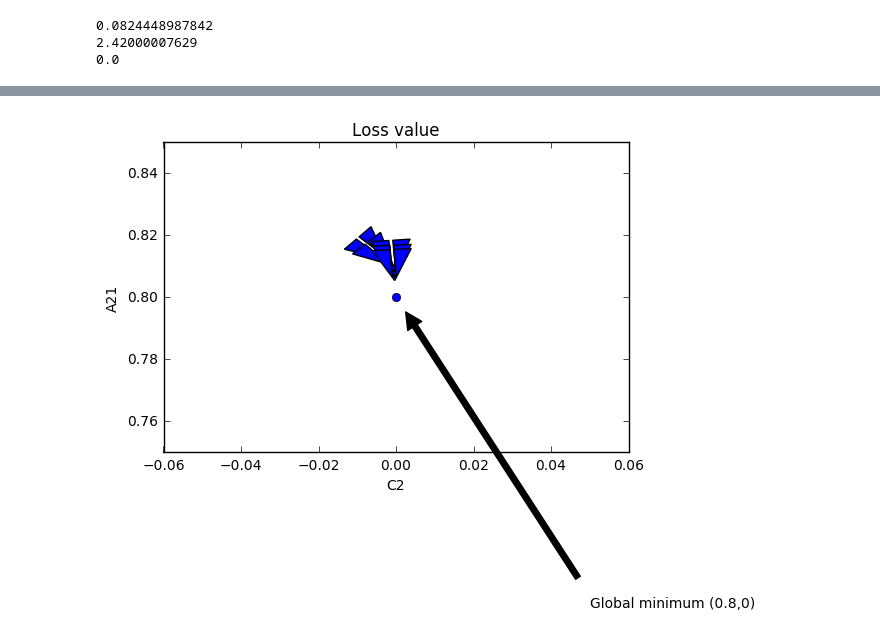
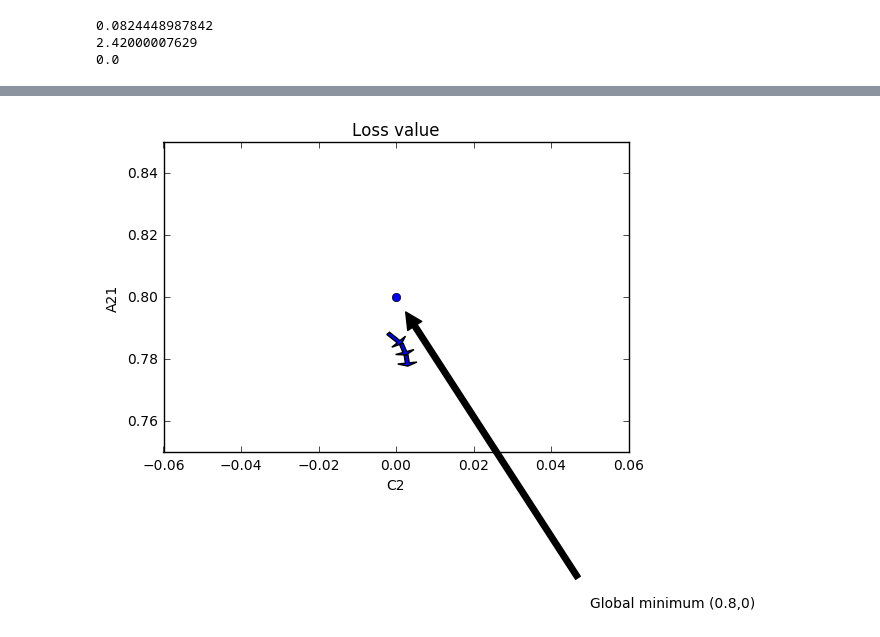
Before and after one commit to YuanWangOnward/DCM_RNN, a Jupyter notebook: BP_check_with_buildin_masks_and_3_losses.ipynb, the cells around one changed output, grey strips where cells are left out. Cells and saved outputs as stored; diff of their text form; code cells hidden in the pictures.

```diff
--- a/BP_check_with_buildin_masks_and_3_losses.ipynb
+++ b/BP_check_with_buildin_masks_and_3_losses.ipynb
@@ -135,11 +164,12 @@ y_list has 120 segments, each of size (3, 12)
 ops.reset_default_graph()
 import DCM_RNN
 importlib.reload(DCM_RNN)
+global_settings.learning_rate=0.00001
 dr=DCM_RNN.DCM_RNN(m,n_recurrent_step=global_settings.n_recurrent_step,learning_rate=global_settings.learning_rate)
 # configure the model
 dr.hyperparameter_values[dr.variable_scope_name_x]['sparse']=0.8
-dr.hyperparameter_values[dr.variable_scope_name_h]['prior']=0.
-dr.hyperparameter_values[dr.variable_scope_name_h]['gradient']=0.
+dr.hyperparameter_values[dr.variable_scope_name_h]['prior']=5
+dr.hyperparameter_values[dr.variable_scope_name_h]['gradient']=0.1
 util=DCM_RNN.utilities()
 # %%
 # build a model
@@ -315,3 +320,6 @@ s.x_state.shape
+# %%
+importlib.reload(DCM_RNN)
+util=DCM_RNN.utilities()
 # %%
 # set a particular initial point
 Wxx=np.array([[-0.8,0.2,0],[0.9,-0.8,0.5],[0,0.7,-0.8]],dtype=np.float32)*dr.t_delta+np.eye(dr.n_region,dr.n_region,0,dtype=np.float32)
@@ -320 +329,9 @@ Wxu=np.eye(dr.n_region,dr.n_stimuli,dtype=np.float32)*0.6*dr.t_delta
 dr.set_connection_matrices(isess, Wxx=Wxx, Wxxu=Wxxu, Wxu=Wxu)
+# %%
+# update hyperparameter values (masks)
+dr.hyperparameter_values[dr.variable_scope_name_x]['sparse']=0.8
+dr.hyperparameter_values[dr.variable_scope_name_x]['gradient']=1.
+dr.hyperparameter_values[dr.variable_scope_name_h]['prior']=1.
+dr.hyperparameter_values[dr.variable_scope_name_h]['gradient']=1.
+util.update_parameter_profile(dr=dr,session=isess)
+util.check_parameter_profile_item(dr.parameter_profile,'rnn_cell_h/E0_r0:0', session=isess)
@@ -334,7 +359,11 @@ parameter_values1=[]
 parameter_values2=[]
 parameter_values1.append(parameter_initial1)
 parameter_values2.append(parameter_initial2)
+
 n_epoch=12
+y_feed_list = dh.y_list
+if_changing_hyperparameter_during_training=False
+
 for epoch in range(n_epoch):
     loss_y_sum=0.
     loss_sparse_sum=0.
@@ -342,14 +371,24 @@ for epoch in range(n_epoch):
     loss_total_sum=0.
     x_feed=np.zeros((m.n_region,1),dtype=np.float32)
     h_feed=[np.array([0.,1.,1.,1.],dtype=np.float32).reshape(4,1) for _ in range(dr.n_region)]
-    #for i in range(0,len(dh.u_list)):
+
+    # at the beginning n epoches, do not update hemodynamic parameters
+    if epoch == 2 and if_changing_hyperparameter_during_training == True:
+        # update hyperparameter values (masks)
+        print('change hyperparameters...')
+        dr.hyperparameter_values[dr.variable_scope_name_x]['sparse']=0.8
+        dr.hyperparameter_values[dr.variable_scope_name_x]['gradient']=0.2
+        dr.hyperparameter_values[dr.variable_scope_name_h]['prior']=1
+        dr.hyperparameter_values[dr.variable_scope_name_h]['gradient']=0.02
+        util.update_parameter_profile(dr=dr,session=isess)
+
+
     # do not do BP for the first segments because of initial states uncertainty
-
     for i in range(0,5):
         feed_dict={i: d for i, d in zip(dr.h_state_initial, h_feed)}
         feed_dict[dr.x_state_initial]=x_feed
         feed_dict[dr.input_u]=dh.u_list[i]
-        feed_dict[dr.input_y_true]=dh.y_list[i]
+        feed_dict[dr.input_y_true]=y_feed_list[i]
         #util.append_masks_to_feed_dict(dr,feed_dict,variable_dict)
 
         x_feed,h_feed,loss_y,loss_sparse,loss_prior,loss_total = isess.run([
@@ -370,7 +409,7 @@ for epoch in range(n_epoch):
         feed_dict={i: d for i, d in zip(dr.h_state_initial, h_feed)}
         feed_dict[dr.x_state_initial]=x_feed
         feed_dict[dr.input_u]=dh.u_list[i]
-        feed_dict[dr.input_y_true]=dh.y_list[i]
+        feed_dict[dr.input_y_true]=y_feed_list[i]
         #util.append_masks_to_feed_dict(dr,feed_dict,variable_dict)
         #grads_and_vars_tmp
         grads_and_vars_tmp,tmp,x_feed,h_feed,loss_y,loss_sparse,loss_prior,loss_total, summaries, acc_Wxx_tmp,acc_Wxxu_tmp,acc_Wxu_tmp \
@@ -418,22 +462,22 @@ KeyboardInterrupt:
 # %%
 # plot the BP process
 ax = plt.axes()
 # plt.figure()
 for idx in range(1,len(loss_total_values)):
     ax.arrow(float(parameter_values2[idx-1]), parameter_values1[idx-1],\
              float(parameter_values2[idx])-float(parameter_values2[idx-1]), (parameter_values1[idx]-parameter_values1[idx-1]),\
-            head_width=0.01, head_length=0.01,length_includes_head=True)
+            head_width=0.005, head_length=0.001,length_includes_head=True)
 
 
 plt.annotate('Global minimum (0.8,0)', xy=(0, 0.8), xytext=(0.05, 0.7),
             arrowprops=dict(facecolor='black', shrink=0.05),)
 plt.plot(0,0.8,'bo')
 plt.title('Loss value')
 plt.xlabel('C2')
 plt.ylabel('A21')
 plt.show()
 # %% [output]
-[figure, old version]
+[figure, new version]
 # %%
 # visulize pridicted x_state and true x_state (after training)
 x_predicted=util.forward_pass_x(dr,dh,isess)
```
Also changed, not shown: parts of 33 cells of this notebook, 9 other files.
